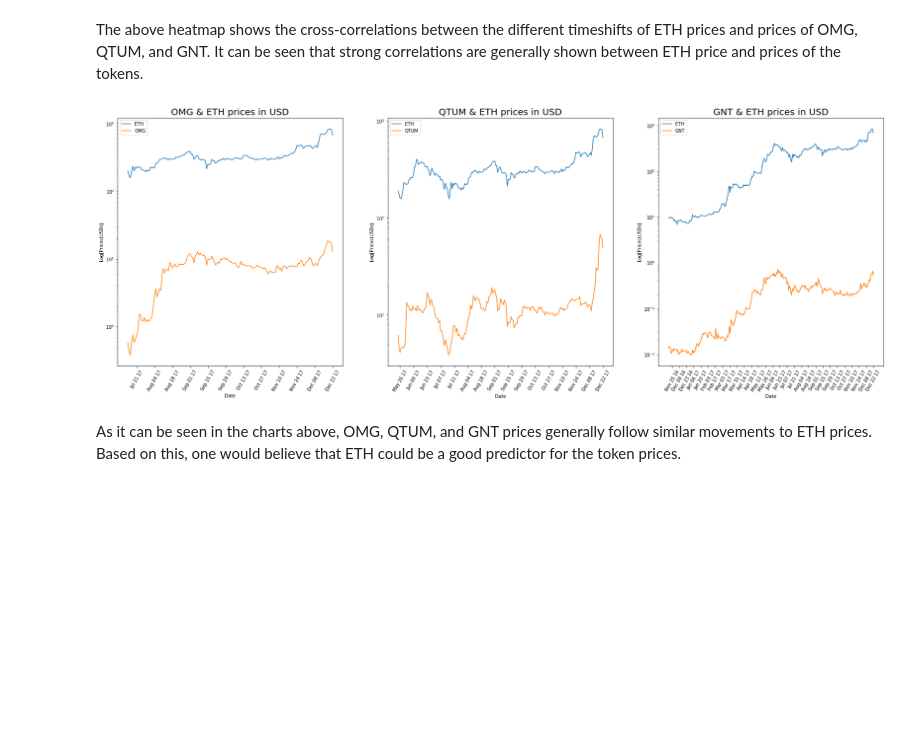
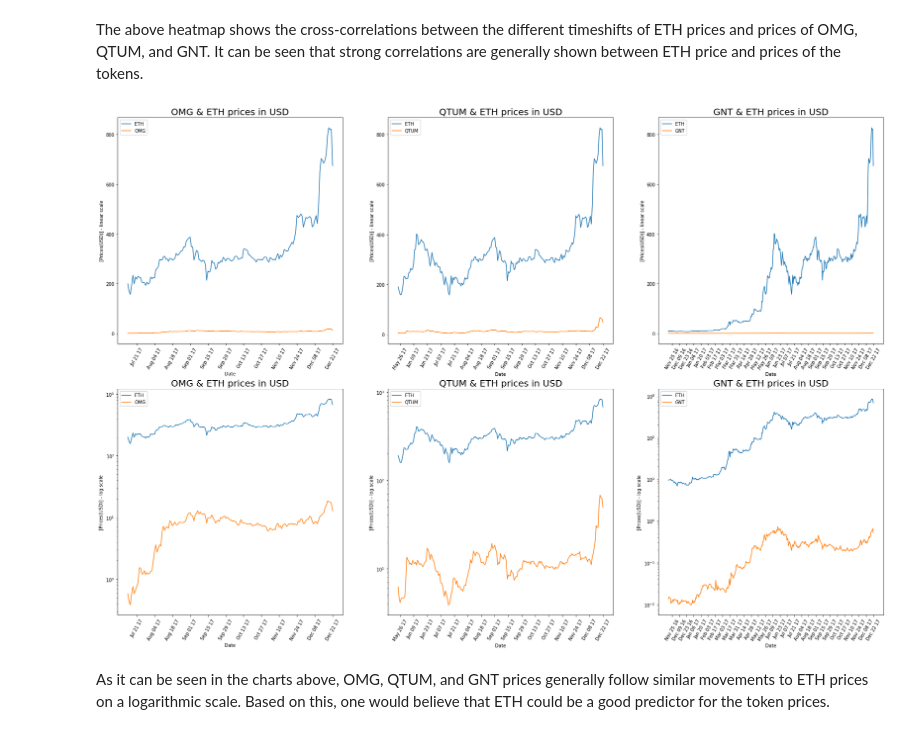
Before and after one commit to alsonic/Capstone-Project-1, a Jupyter notebook: Token_Price_Prediction_with_Ethereum_CoinMarketCap.ipynb, the cells around one changed output. Drawn from its saved outputs; the diff is of its cells as text; code cells hidden in the pictures; blank space fills up the shorter version.

```diff
--- a/Token_Price_Prediction_with_Ethereum_CoinMarketCap.ipynb
+++ b/Token_Price_Prediction_with_Ethereum_CoinMarketCap.ipynb
@@ -205,44 +205,46 @@ sns.heatmap(price_df.corr(), annot=True)
 The above heatmap shows the cross-correlations between the different timeshifts of ETH prices and prices of OMG, QTUM, and GNT. It can be seen that strong correlations are generally shown between ETH price and prices of the tokens.
 # %%
 # Plotting price charts of ETH/USD and tokens[OMG, QTUM, GNT]/USD in order to visualize relationship on price movements.
-plt.figure(figsize=(30, 10))
-plt.subplot(1, 3, 1)
-X = [datetime.strptime(str(x),'%Y-%m-%d %H:%M:%S') for x in OMGETH0.index]
-plt.plot(X, OMGETH0.Close_USD_ETH_0, label='ETH')
-plt.plot(X, OMGETH0.Close_USD_OMG, label='OMG')
-labels = [datetime.strftime(x, '%b %d %y') for x in X]
-plt.xticks(X[::14], labels[::14], rotation=60)
-plt.yscale('log')
-plt.xlabel('Date')
-plt.ylabel('Log[Prices(USD)]')
-plt.title('OMG & ETH prices in USD', fontsize=20)
-plt.legend()
+aux_list = ['linear', 'log']
+plt.figure(figsize=(30, 20))
+for i, a in enumerate(aux_list):
+    plt.subplot(2, 3, 1+3*i)
+    X = [datetime.strptime(str(x),'%Y-%m-%d %H:%M:%S') for x in OMGETH0.index]
+    plt.plot(X, OMGETH0.Close_USD_ETH_0, label='ETH')
+    plt.plot(X, OMGETH0.Close_USD_OMG, label='OMG')
+    labels = [datetime.strftime(x, '%b %d %y') for x in X]
+    plt.xticks(X[::14], labels[::14], rotation=60)
+    plt.yscale(a)
+    plt.xlabel('Date')
+    plt.ylabel('[Prices(USD)] - ' + a + ' scale')
+    plt.title('OMG & ETH prices in USD', fontsize=20)
+    plt.legend()
 
-plt.subplot(1, 3, 2)
-X = [datetime.strptime(str(x),'%Y-%m-%d %H:%M:%S') for x in QTUMETH0.index]
-plt.plot(X, QTUMETH0.Close_USD_ETH_0, label='ETH')
-plt.plot(X, QTUMETH0.Close_USD_QTUM, label='QTUM')
-labels = [datetime.strftime(x, '%b %d %y') for x in X]
-plt.xticks(X[::14], labels[::14], rotation=60)
-plt.yscale('log')
-plt.xlabel('Date')
-plt.ylabel('Log[Prices(USD)]')
-plt.title('QTUM & ETH prices in USD', fontsize=20)
-plt.legend()
+    plt.subplot(2, 3, 2+3*i)
+    X = [datetime.strptime(str(x),'%Y-%m-%d %H:%M:%S') for x in QTUMETH0.index]
+    plt.plot(X, QTUMETH0.Close_USD_ETH_0, label='ETH')
+    plt.plot(X, QTUMETH0.Close_USD_QTUM, label='QTUM')
+    labels = [datetime.strftime(x, '%b %d %y') for x in X]
+    plt.xticks(X[::14], labels[::14], rotation=60)
+    plt.yscale(a)
+    plt.xlabel('Date')
+    plt.ylabel('[Prices(USD)] - ' + a + ' scale')
+    plt.title('QTUM & ETH prices in USD', fontsize=20)
+    plt.legend()
 
-plt.subplot(1, 3, 3)
-X = [datetime.strptime(str(x),'%Y-%m-%d %H:%M:%S') for x in GNTETH0.index]
-plt.plot(X, GNTETH0.Close_USD_ETH_0, label='ETH')
-plt.plot(X, GNTETH0.Close_USD_GNT, label='GNT')
-labels = [datetime.strftime(x, '%b %d %y') for x in X]
-plt.xticks(X[::14], labels[::14], rotation=60)
-plt.yscale('log')
-plt.xlabel('Date')
-plt.ylabel('Log[Prices(USD)]')
-plt.title('GNT & ETH prices in USD', fontsize=20)
-plt.legend()
+    plt.subplot(2, 3, 3+3*i)
+    X = [datetime.strptime(str(x),'%Y-%m-%d %H:%M:%S') for x in GNTETH0.index]
+    plt.plot(X, GNTETH0.Close_USD_ETH_0, label='ETH')
+    plt.plot(X, GNTETH0.Close_USD_GNT, label='GNT')
+    labels = [datetime.strftime(x, '%b %d %y') for x in X]
+    plt.xticks(X[::14], labels[::14], rotation=60)
+    plt.yscale(a)
+    plt.xlabel('Date')
+    plt.ylabel('[Prices(USD)] - ' + a + ' scale')
+    plt.title('GNT & ETH prices in USD', fontsize=20)
+    plt.legend()
 plt.show()
 # %% [output]
-[figure, old version]
+[figure, new version]
 # %% [markdown]
-As it can be seen in the charts above, OMG, QTUM, and GNT prices generally follow similar movements to ETH prices. Based on this, one would believe that ETH could be a good predictor for the token prices.
+As it can be seen in the charts above, OMG, QTUM, and GNT prices generally follow similar movements to ETH prices on a logarithmic scale. Based on this, one would believe that ETH could be a good predictor for the token prices.
```
Also changed, not shown: parts of 12 cells of this notebook.
